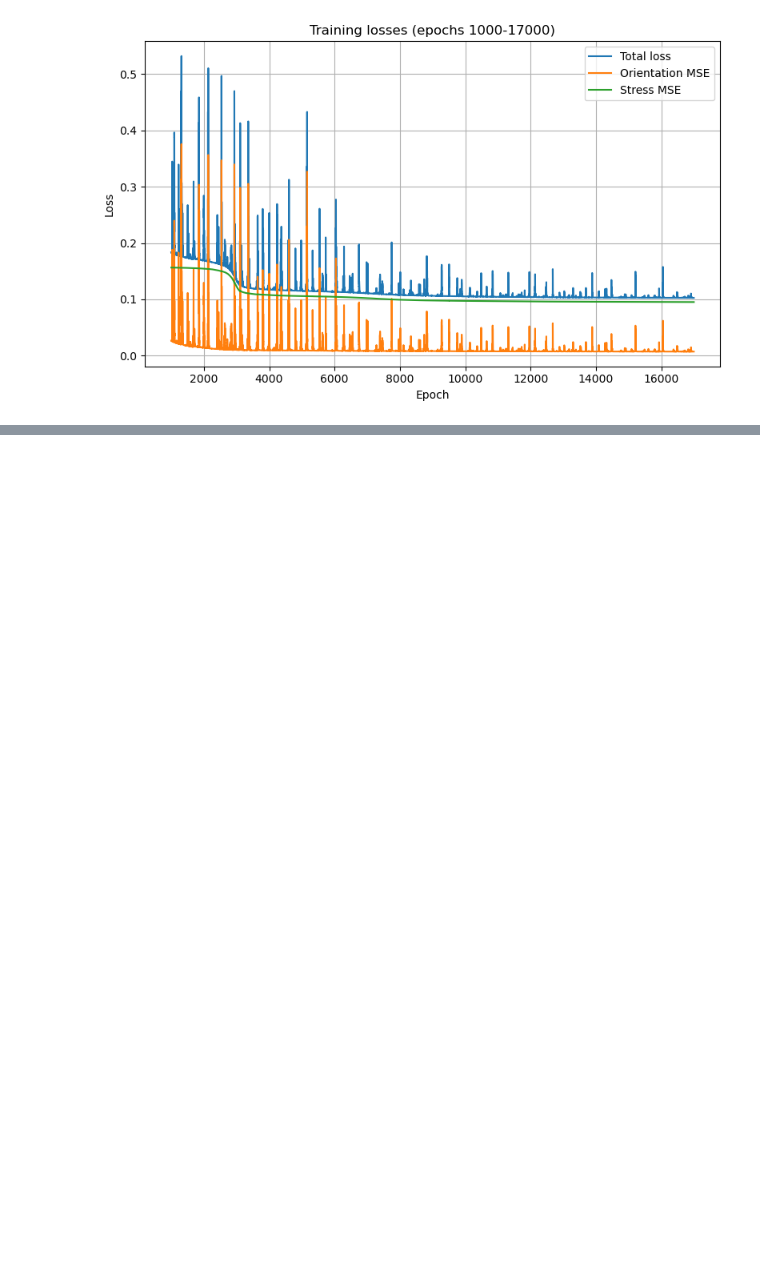
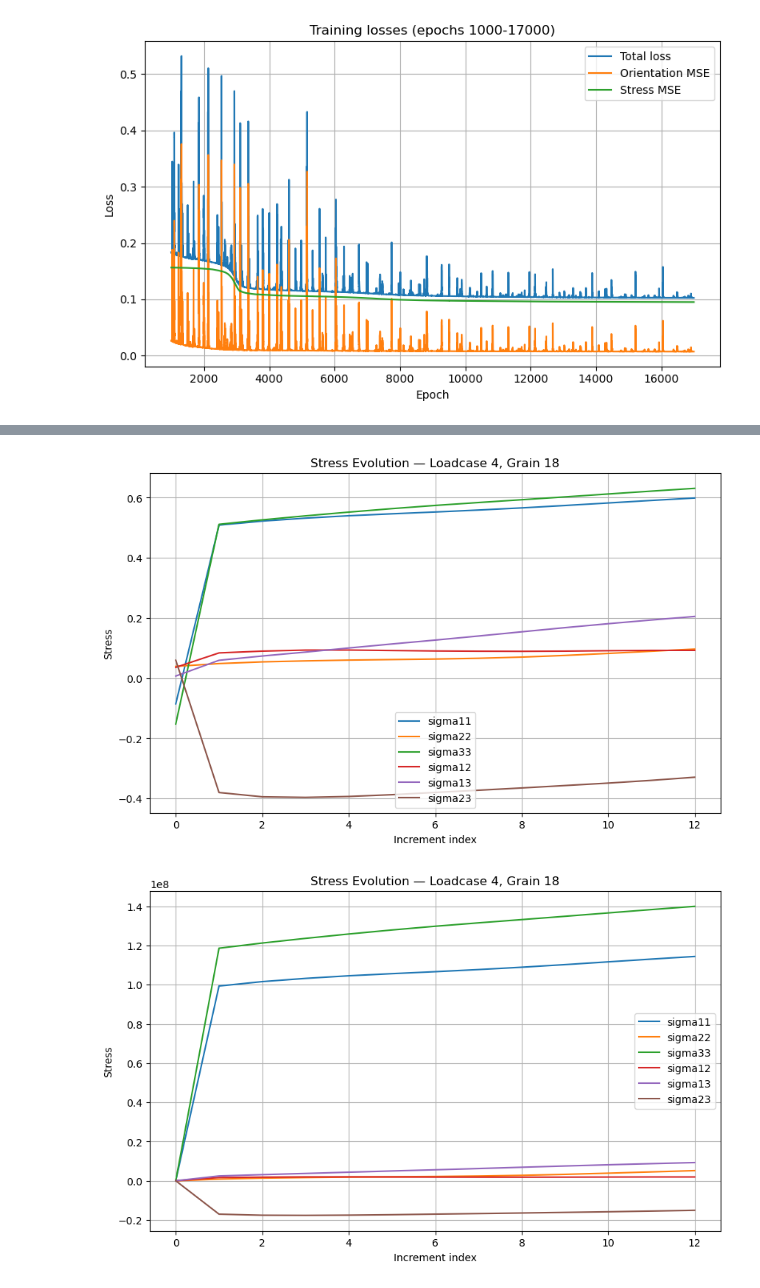
Before and after one commit to Machine-Intelligence-Characterisation/GNN-for-Grain-Track, a Jupyter notebook: TGNN/tgnn_simulation_model.ipynb, the cells around one changed output, grey strips where cells are left out. Cells and saved outputs as stored; diff of their text form; code cells hidden in the pictures; blank space fills up the shorter version.

```diff
--- a/TGNN/tgnn_simulation_model.ipynb
+++ b/TGNN/tgnn_simulation_model.ipynb
@@ -297,6 +262,7 @@ import numpy as np
 # print(all_data[0][1][1][0:3])
 
 """ features are: quaternion (0-3), Fp (4-12), strain (13-21), stress (22-30), RVE strain average (31-39)"""
+all_data_raw = np.load("simulation_grain_data/grain_feature_tensor.npy")
 all_data = np.load("simulation_grain_data/grain_feature_tensor.npy")
 print(all_data.shape)
 
@@ -312,7 +278,8 @@ for i in range(22, 31):
 
 print(all_data.shape)
 
-# rve_increments = strain_path[0, :, 31:40]   # grain 0 used, RVE increments are identical for all grains in a strain path
+# rve_increments = strain_path[50, :, 31:40]   # grain 0 used, RVE increments are identical for all grains in a strain path
+# print(rve_increments)
 # strain_incs = rve_increments*100    # Output multiplied by 100, follows the paper.
 
 # print(strain_incs.shape)
@@ -1241,0 +1090,47 @@ tensor([[ 0,  1,  2,  3,  4,  5,  6,  7,  8,  9, 10, 11, 12, 13, 14, 15, 16, 17,
+# %%
+import matplotlib.pyplot as plt
+import numpy as np
+
+import numpy as np
+import matplotlib.pyplot as plt
+
+def plot_grain_stress(all_data, loadcase_idx, grain_id):
+    """
+    all_data: (n_loadcases, n_grains, n_incs, n_features)
+    loadcase_idx: int (which strain path / loadcase)
+    grain_id: int
+    """
+    # slice 9 stress components: (n_incs, 9)
+    stress9 = all_data[loadcase_idx, grain_id, :, 22:31]
+
+    # convert to Voigt: (n_incs, 6)
+    stress = tensor9_to_voigt6(stress9)
+
+    increments = np.arange(stress.shape[0])
+
+    labels = ['sigma11','sigma22','sigma33','sigma12','sigma13','sigma23']
+
+    plt.figure(figsize=(10, 6))
+    for i in range(6):
+        plt.plot(increments, stress[:, i], label=labels[i])
+
+    plt.xlabel("Increment index")
+    plt.ylabel("Stress")
+    plt.title(f"Stress Evolution — Loadcase {loadcase_idx}, Grain {grain_id}")
+    plt.legend()
+    plt.grid(True)
+    plt.show()
+
+    # print(stress)
+
+loadcase = 4
+grain_id = 18
+
+plot_grain_stress(all_data, loadcase_idx=loadcase, grain_id=grain_id)
+plot_grain_stress(all_data_raw, loadcase_idx=loadcase, grain_id=grain_id)
+
+# stress_tensor = all_data[0, 5, :, 22:31]
+# print(strain_path[0, 6, 22:31])
+# %% [output]
+[figure, added]
+[figure, added]
```
Also changed, not shown: parts of 19 cells of this notebook.
